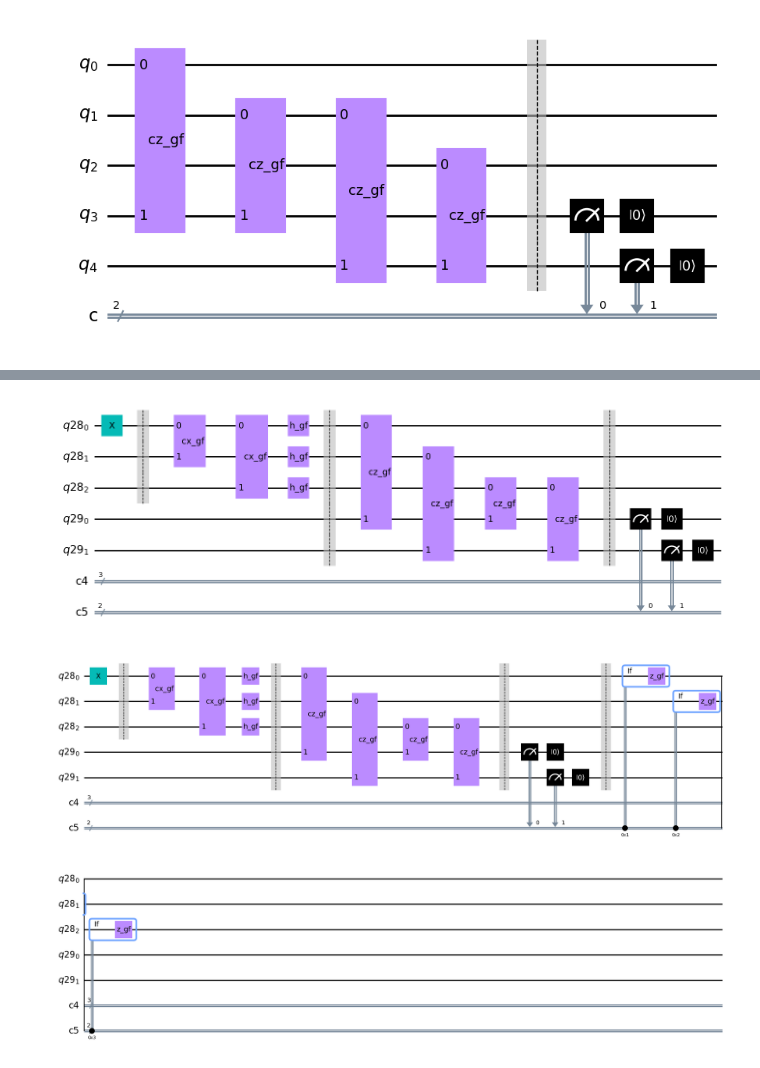
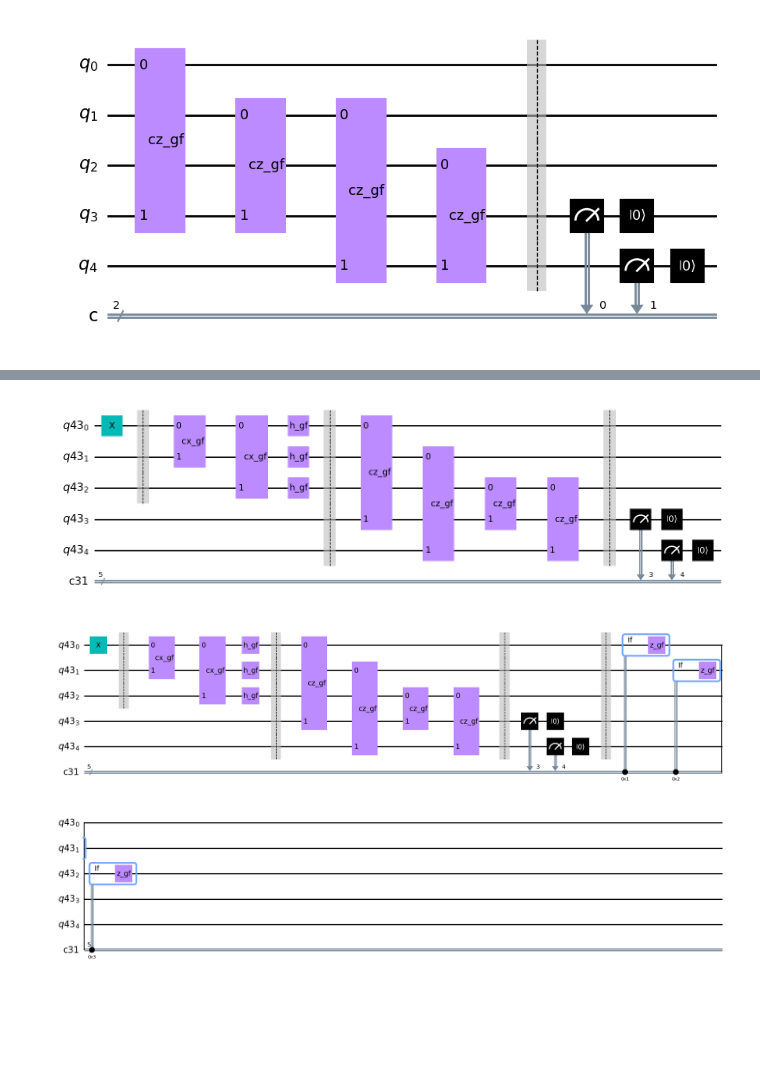
Before and after one commit to Pitt-JonesLab/quantum_logical, a Jupyter notebook: src/notebooks/syndrome_gates/dev_insert_syndrome.ipynb, the cells around one changed output, grey strips where cells are left out. Cells and saved outputs as stored; diff of their text form; code cells hidden in the pictures; blank space fills up the shorter version.

```diff
--- a/src/notebooks/syndrome_gates/dev_insert_syndrome.ipynb
+++ b/src/notebooks/syndrome_gates/dev_insert_syndrome.ipynb
@@ -101,7 +92,5 @@ def initialize_circuit() -> QuantumCircuit:
 # %%
 initial_state = initialize_circuit()
-
-initial_state.x(encoding[0])
-
+initial_state.x(encoding_q0)
 initial_state.draw(output="mpl")
 # %% [output]
@@ -109,17 +98,17 @@ initial_state.draw(output="mpl")
 # %%
 # Encoding using bit flip code
-def encode_gf_phase_flip(qc, state, ancillas):
-    qc.barrier(state, *ancillas)
-    for ancilla in ancillas:
+def encode_gf_phase_flip(qc, state_qubits):
+    qc.barrier(state_qubits)
+    for encoded_qubit in state_qubits[1:]:
         # qc.cx(state, ancilla)
-        qc.append(cx_gf, [state, ancilla])
+        qc.append(cx_gf, [0, encoded_qubit])
     # qc.h(encoding)
-    qc.append(h_gf, [encoding])
+    qc.append(h_gf, [state_qubits])
     return qc
 
 
 # The circuit encoding our qubit
-encoding_circuit = encode_gf_phase_flip(initialize_circuit(), state, ancillas)
+encoding_circuit = encode_gf_phase_flip(initialize_circuit(), state_qubits)
 
 # The circuit including all parts so far
 complete_circuit = initial_state.compose(encoding_circuit)
@@ -145,57 +133,52 @@ decoding_circuit.draw(output="mpl")
 # %%
 # Add functions such that the classical bits can be used to see which qubit is flipped in the case a single qubit is flipped.
 # Use 2 classical bits for it.
 # 0 = 00 = no qubit flipped
 # 1 = 01 = first qubit (qubit 0) flipped
 # 2 = 10 second qubit (qubit 1) flipped
 # 3 = 11 = third qubit (qubit 2) flipped
-def measure_syndrome_bit(qc, encoding, stabilizer):
+
+
+def measure_syndrome_bit(qc, state_qubits, ancillae_qubits, syndrome_measurements):
     qc.barrier()
-    encoding_q0, encoding_q1, encoding_q2 = encoding
-    stabilizer_q0, stabilizer_q1 = stabilizer
+    encoding_q0, encoding_q1, encoding_q2 = state_qubits
+    stabilizer_q0, stabilizer_q1 = ancillae_qubits
 
-    # qc.cx(encoding_q0, stabilizer_q0)
-    # qc.cx(encoding_q2, stabilizer_q0)
-    # qc.cx(encoding_q1, stabilizer_q1)
-    # qc.cx(encoding_q2, stabilizer_q1)
     qc.append(cz_gf, [encoding_q0, stabilizer_q0])
     qc.append(cz_gf, [encoding_q2, stabilizer_q0])
     qc.append(cz_gf, [encoding_q1, stabilizer_q1])
     qc.append(cz_gf, [encoding_q2, stabilizer_q1])
 
     ####### measure and reset the ancillae
     qc.barrier()
-    qc.measure(stabilizer, syndrome)
-    qc.reset(stabilizer)
-    # with qc.if_test((syndrome_b0, 1)):
-    #     qc.x(stabilizer_q0)
-    # with qc.if_test((syndrome_b1, 1)):
-    #     qc.x(stabilizer_q1)
-
+    qc.measure(ancillae_qubits, syndrome_measurements)
+    qc.reset(ancillae_qubits)
     return qc
 
 
-syndrome_circuit = measure_syndrome_bit(initialize_circuit(), encoding, stabilizer)
+syndrome_circuit = measure_syndrome_bit(
+    initialize_circuit(), state_qubits, ancillae_qubits, syndrome_measurements
+)
 
 complete_circuit = initial_state.compose(encoding_circuit).compose(syndrome_circuit)
 complete_circuit.draw("mpl")
 # %% [output]
-[figure, old version]
+[figure, new version]
 # %%
 # Correct the errors, remember how we encoded the errors above!
-def apply_correction_bit(qc, encoding, syndrome):
+def apply_correction_bit(qc, state_qubits, classical_reg):
     qc.barrier()
-    encoding_q0, encoding_q1, encoding_q2 = encoding
 
-    for i in range(0, encoding.size):
-        with qc.if_test((syndrome, i + 1)):
+    for i in range(0, len(state_qubits)):
+        with qc.if_test((classical_reg, i + 1)):
             # qc.z(encoding[i])
-            qc.append(z_gf, [encoding[i]])
-
+            qc.append(z_gf, [state_qubits[i]])
     return qc
 
 
-correction_circuit = apply_correction_bit(initialize_circuit(), encoding, syndrome)
+correction_circuit = apply_correction_bit(
+    initialize_circuit(), state_qubits, classical_reg
+)
 complete_circuit = (
     initial_state.compose(encoding_circuit)
     .compose(syndrome_circuit)
@@ -203,7 +186,7 @@ complete_circuit = (
 )
 complete_circuit.draw(output="mpl")
 # %% [output]
-[figure, old version]
+[figure, new version]
 # %%
 def apply_final_readout(qc, encoding, results):
     qc.barrier(encoding)
```
Also changed, not shown: parts of 9 cells of this notebook, 4 other files.
